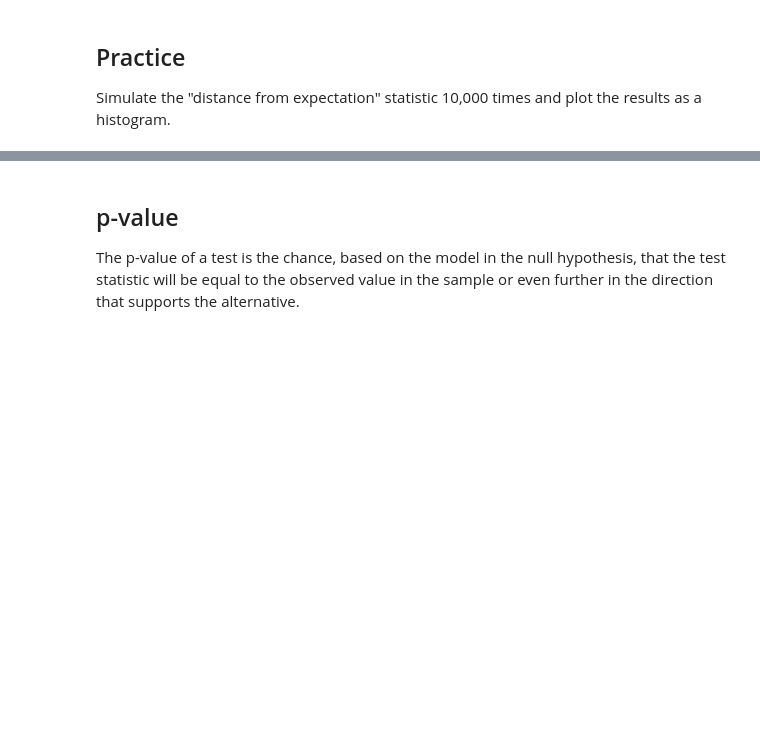
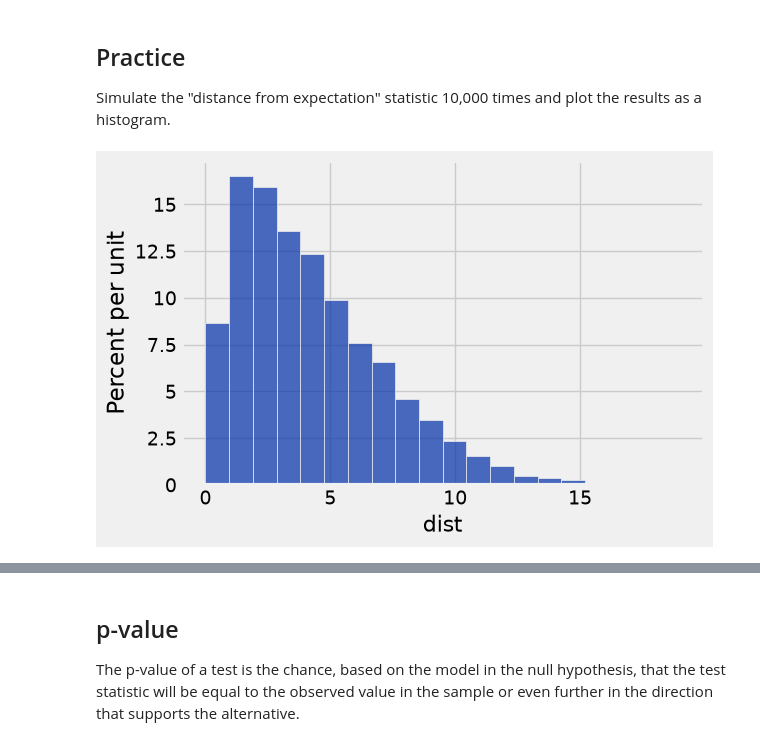
Before and after one commit to cblack-3/cblack-DA-Fall-Intro, a Jupyter notebook: Demo 15 - Testing Hypotheses/pvalue.ipynb, the cells around one changed output, grey strips where cells are left out. Cells and saved outputs as stored; diff of their text form; code cells hidden in the pictures; blank space fills up the shorter version.

```diff
--- a/Demo 15 - Testing Hypotheses/pvalue.ipynb
+++ b/Demo 15 - Testing Hypotheses/pvalue.ipynb
@@ -70,3 +70,15 @@ coin_dist_from_expectation(40)
 ## Practice
 
 Simulate the "distance from expectation" statistic 10,000 times and plot the results as a histogram.
+# %%
+dist_outcomes = make_array()
+
+for i in np.arange(10000):
+    num_heads = coin_flip_100()
+    dist = coin_dist_from_expectation(num_heads)
+    dist_outcomes = np.append(dist_outcomes, dist)
+
+dist_tbl = Table().with_column('dist', dist_outcomes)
+dist_tbl.hist(bins = 20)
+# %% [output]
+[figure, added]
```
Also changed, not shown: parts of 4 cells of this notebook.
